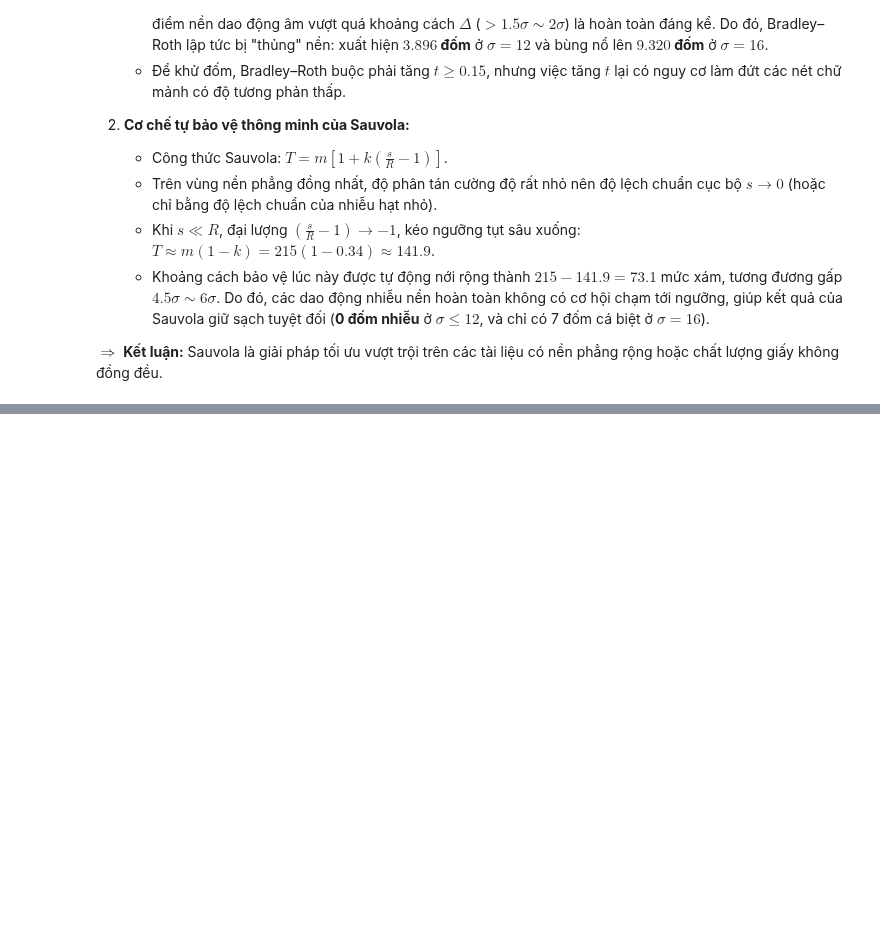
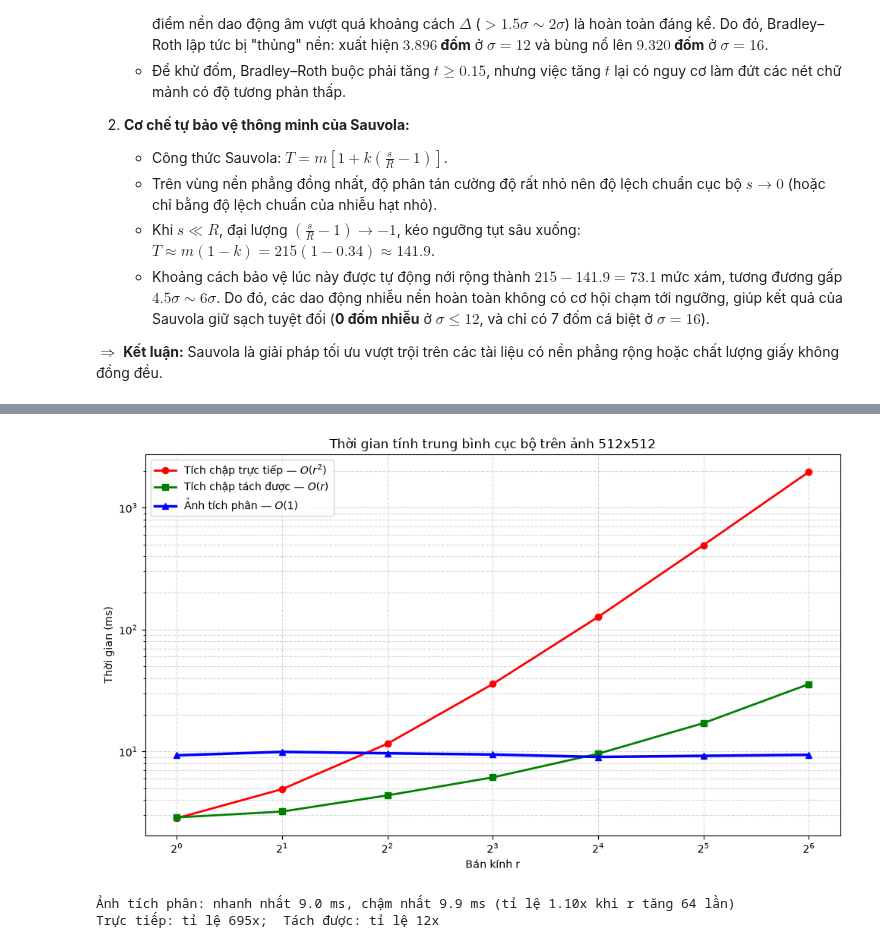
Before and after one commit to HoRa-W/ComputerVision-GroupF, a Jupyter notebook: KyThuat2.ipynb, the cells around one changed output, grey strips where cells are left out. Saved outputs shown, nothing was run; the diff lists cells and outputs as text; code cells hidden in the pictures; blank space fills up the shorter version.

```diff
--- a/KyThuat2.ipynb
+++ b/KyThuat2.ipynb
@@ -390,0 +465,17 @@ $\Rightarrow$ **Kết luận:** Sauvola là giải pháp tối ưu vượt trộ
+# %%
+plt.figure(figsize=(10, 6))
+plt.plot(radii_t, np.array(t_dir) * 1e3, 'r-o', lw=2, label='Tích chập trực tiếp — $O(r^2)$')
+plt.plot(radii_t, np.array(t_sep) * 1e3, 'g-s', lw=2, label='Tích chập tách được — $O(r)$')
+plt.plot(radii_t, np.array(t_int) * 1e3, 'b-^', lw=2.5, label='Ảnh tích phân — $O(1)$')
+plt.xscale('log', base=2); plt.yscale('log')
+plt.xlabel('Bán kính r'); plt.ylabel('Thời gian (ms)')
+plt.title('Thời gian tính trung bình cục bộ trên ảnh 512x512')
+plt.grid(True, which='both', ls='--', alpha=0.5); plt.legend(); plt.tight_layout(); plt.show()
+
+print(f"Ảnh tích phân: nhanh nhất {min(t_int)*1e3:.1f} ms, chậm nhất {max(t_int)*1e3:.1f} ms "
+      f"(tỉ lệ {max(t_int)/min(t_int):.2f}x khi r tăng 64 lần)")
+print(f"Trực tiếp: tỉ lệ {t_dir[-1]/t_dir[0]:.0f}x;  Tách được: tỉ lệ {t_sep[-1]/t_sep[0]:.0f}x")
+# %% [output]
+[figure, added]
+Ảnh tích phân: nhanh nhất 9.0 ms, chậm nhất 9.9 ms (tỉ lệ 1.10x khi r tăng 64 lần)
+Trực tiếp: tỉ lệ 695x;  Tách được: tỉ lệ 12x
```
Also changed, not shown: parts of 4 cells of this notebook.
